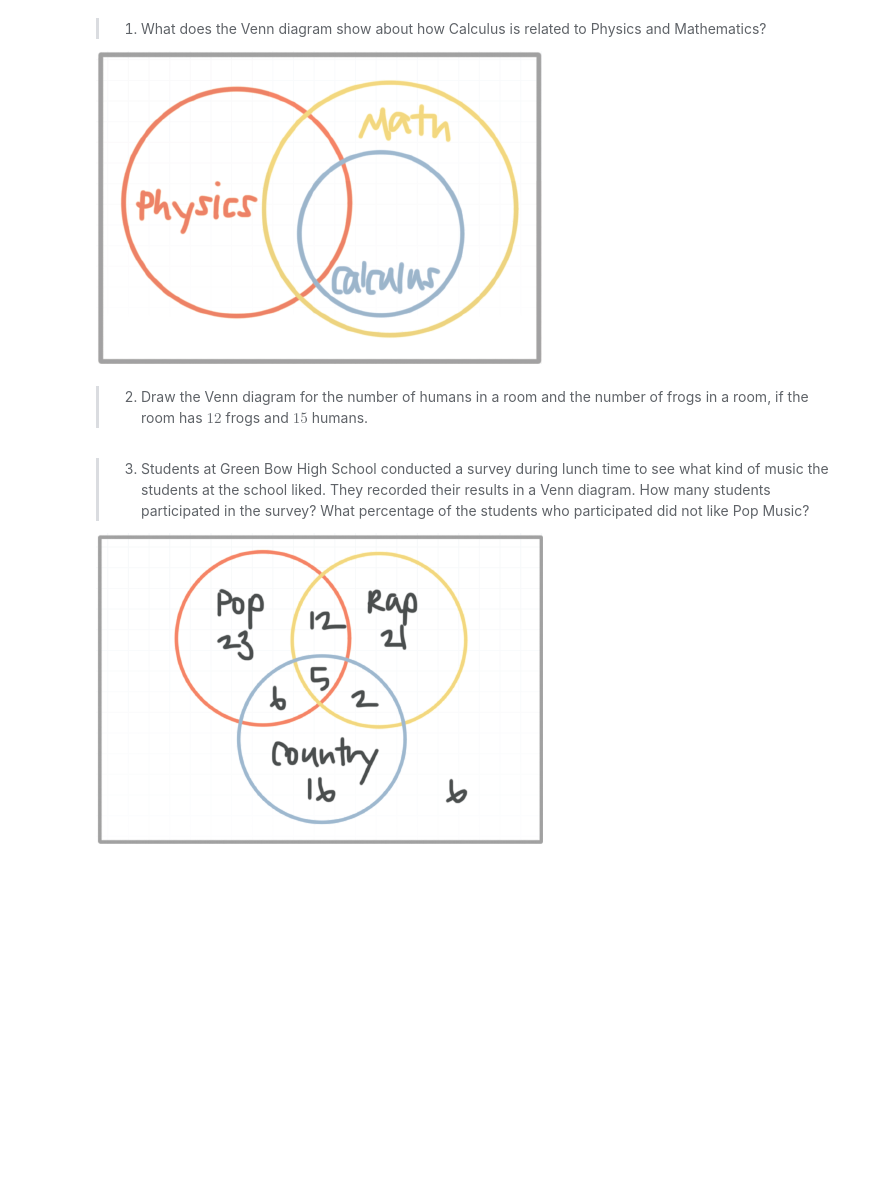
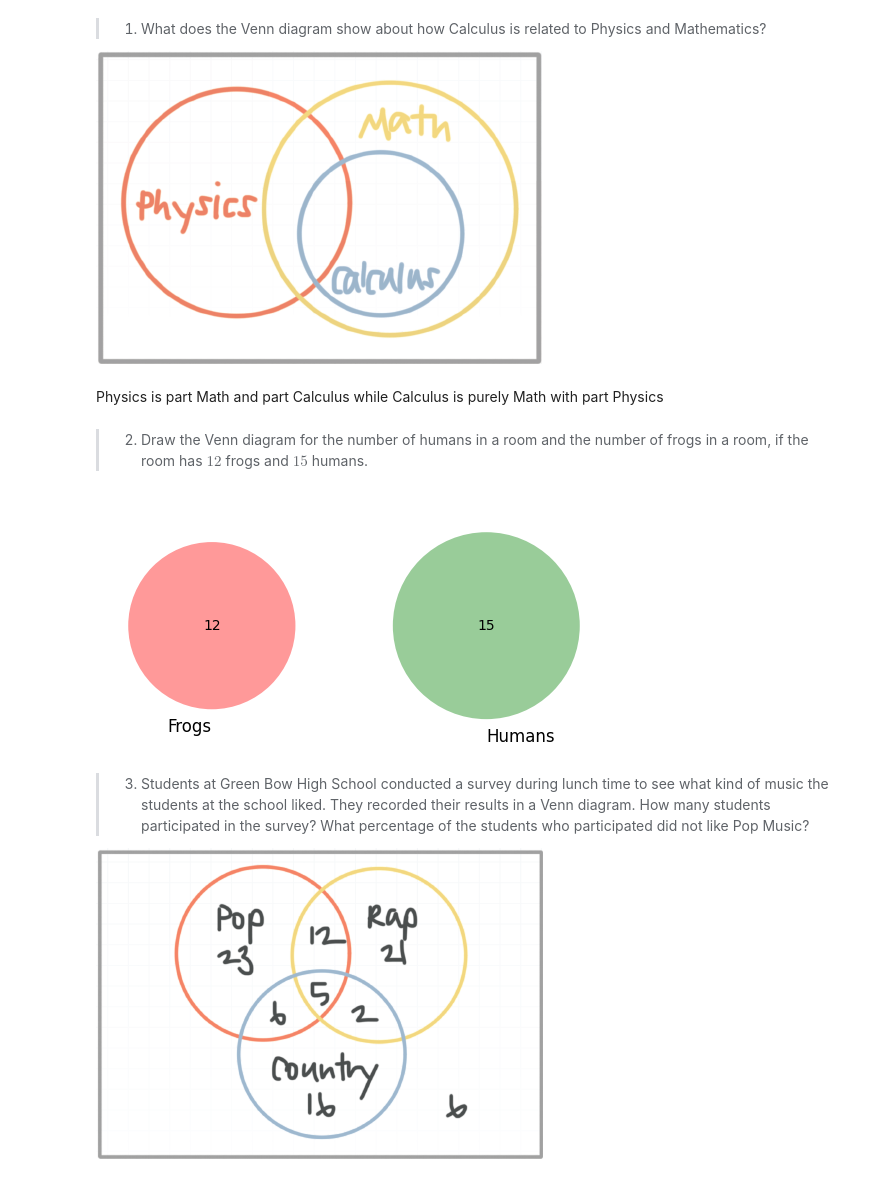
Before and after one commit to acasasis-dev/become-a-probability-n-statistics-master, a Jupyter notebook: bonus/section-02-visualizing-data/exercise-05-venn-diagrams.ipynb, the cells around one changed output. Saved outputs shown, nothing was run; the diff lists cells and outputs as text; code cells hidden in the pictures; blank space fills up the shorter version.

```diff
--- a/bonus/section-02-visualizing-data/exercise-05-venn-diagrams.ipynb
+++ b/bonus/section-02-visualizing-data/exercise-05-venn-diagrams.ipynb
@@ -5,9 +8,16 @@
 Physics and Mathematics?
 
 ![image.png](attachment:image.png)
+# %% [markdown]
+Physics is part Math and part Calculus while Calculus is purely Math with part Physics
 # %% [markdown]
 > 2. Draw the Venn diagram for the number of humans in a room and the
 number of frogs in a room, if the room has $12$ frogs and $15$ humans.
+# %%
+venn2(subsets=(12, 15, 0), set_labels=('Frogs', 'Humans'))
+plt.show()
+# %% [output]
+[figure, added]
 # %% [markdown]
 > 3. Students at Green Bow High School conducted a survey during lunch
 time to see what kind of music the students at the school liked. They
```
Also changed, not shown: parts of 2 cells of this notebook.
